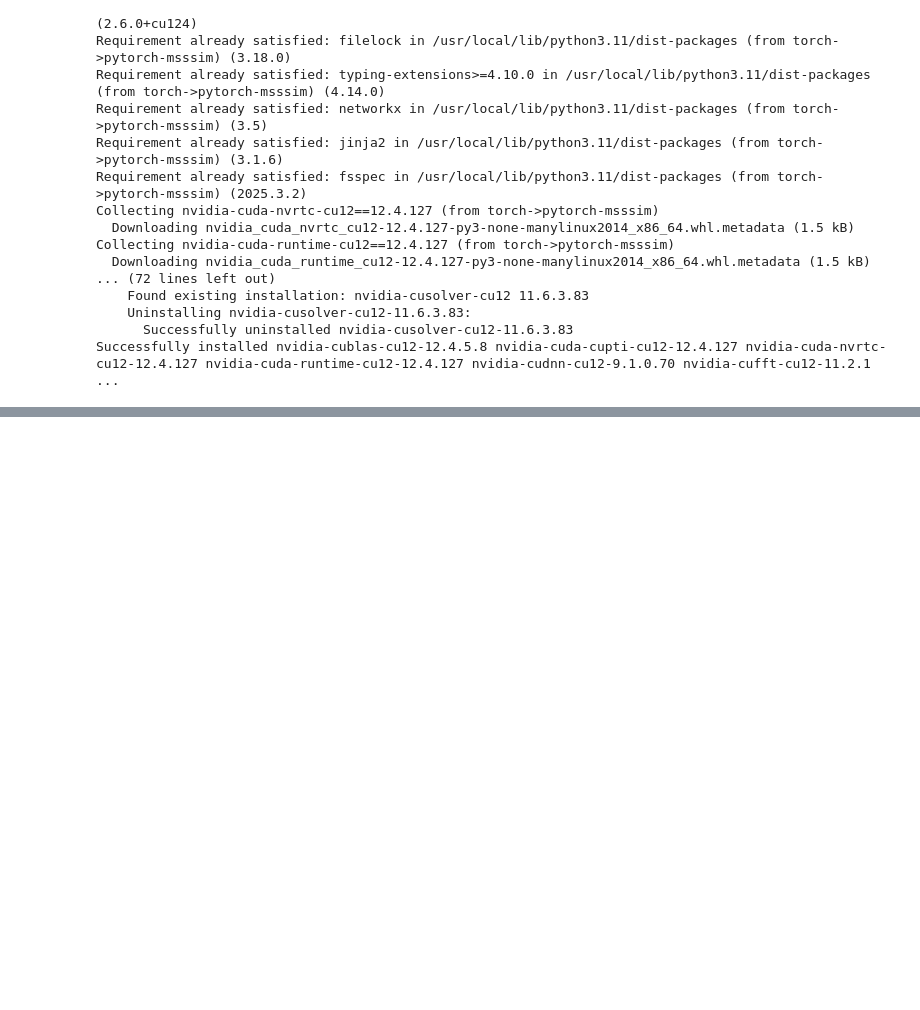
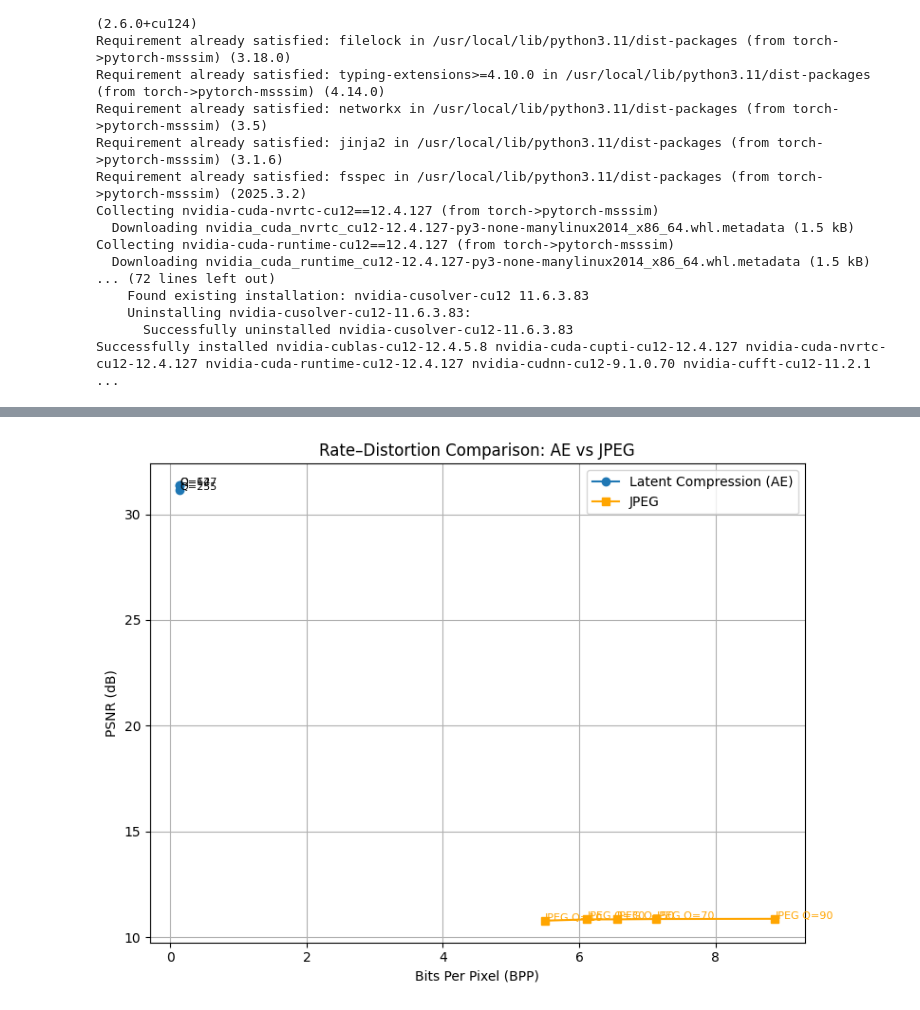
Before and after one commit to Abhiraj36/Compression01, a Jupyter notebook: CNN_compression.ipynb, the cells around one changed output, grey strips where cells are left out. Cells and saved outputs as stored; diff of their text form; code cells hidden in the pictures; blank space fills up the shorter version.

Commit message:
JPEG vs LC Net

```diff
--- a/CNN_compression.ipynb
+++ b/CNN_compression.ipynb
@@ -1015,3 +1099,38 @@ Index(['quant_level', 'PSNR_AE', 'PSNR_Compressed', 'SSIM', 'BPP',
+# %%
+# Your AE model summary
+ae_bpp = summary['BPP_mean']
+ae_psnr = summary['PSNR_Compressed_mean']
+ae_labels = summary['quant_level']
+
+# JPEG data
+jpeg_bpp = [r['bpp'] for r in jpeg_results]
+jpeg_psnr = [r['psnr'] for r in jpeg_results]
+jpeg_labels = [f'JPEG Q={r["quality"]}' for r in jpeg_results]
+
+# Plot
+import matplotlib.pyplot as plt
+
+plt.figure(figsize=(8,6))
+plt.plot(ae_bpp, ae_psnr, '-o', label="Latent Compression (AE)")
+plt.plot(jpeg_bpp, jpeg_psnr, '-s', label="JPEG", color='orange')
+
+# Annotate points
+for i, txt in enumerate(ae_labels):
+    plt.annotate(f'Q={txt}', (ae_bpp[i], ae_psnr[i]), fontsize=8)
+
+for i, txt in enumerate(jpeg_labels):
+    plt.annotate(txt, (jpeg_bpp[i], jpeg_psnr[i]), fontsize=8, color='orange')
+
+plt.xlabel("Bits Per Pixel (BPP)")
+plt.ylabel("PSNR (dB)")
+plt.title("Rate–Distortion Comparison: AE vs JPEG")
+plt.grid(True)
+plt.legend()
+plt.tight_layout()
+plt.savefig("rd_curve_ae_vs_jpeg.png")
+plt.show()
+# %% [output]
+[figure, added]
 # %%
 import shutil
 from google.colab import files
```
Also changed, not shown: parts of 12 cells of this notebook.
